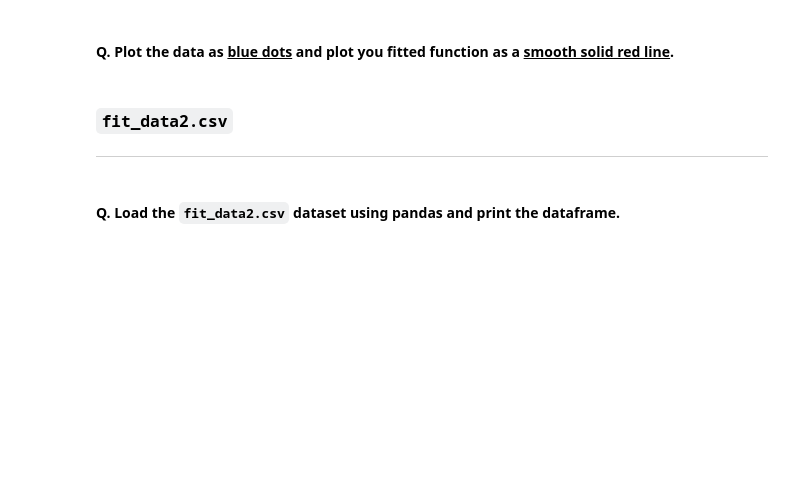
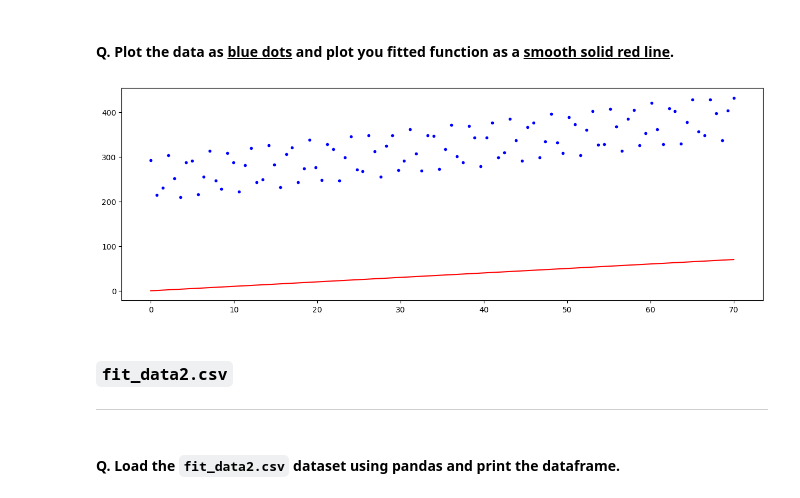
Before and after one commit to samsamotan/Quiz-1, a Jupyter notebook: Take Home Quiz 1 - Curve Fitting.ipynb, the cells around one changed output. Drawn from its saved outputs; the diff is of its cells as text; code cells hidden in the pictures; blank space fills up the shorter version.

```diff
--- a/Take Home Quiz 1 - Curve Fitting.ipynb
+++ b/Take Home Quiz 1 - Curve Fitting.ipynb
@@ -160,3 +181,9 @@ For this sections, we will be using the following datasets: `fit_data1.csv`, `fi
+# %%
+plt.plot(x, y, 'b.')
+plt.plot(x, fit1(x), 'r-')
+plt.show()
+# %% [output]
+[figure, added]
 # %% [markdown]
 ### `fit_data2.csv`
 
```
Also changed, not shown: parts of 39 cells of this notebook.
